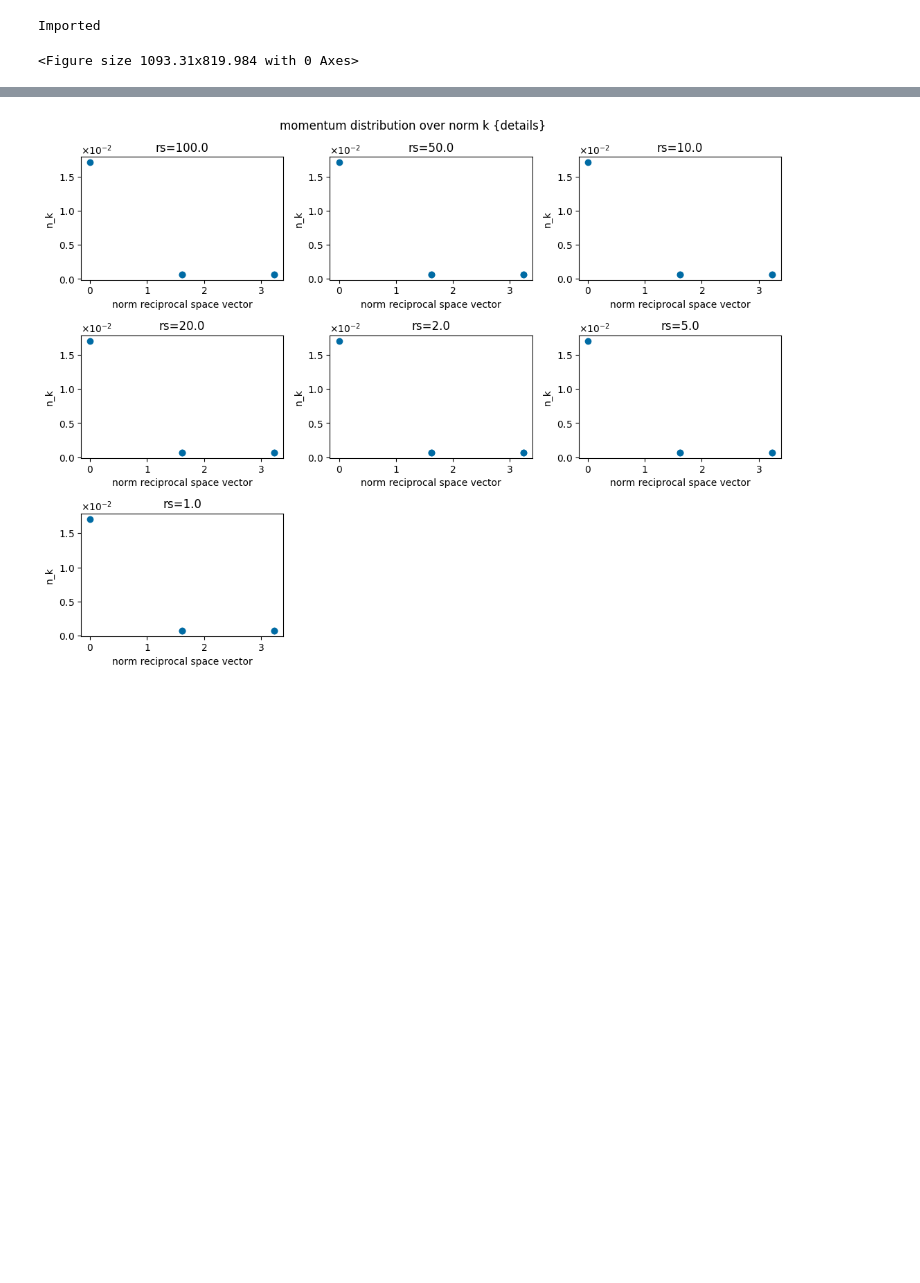
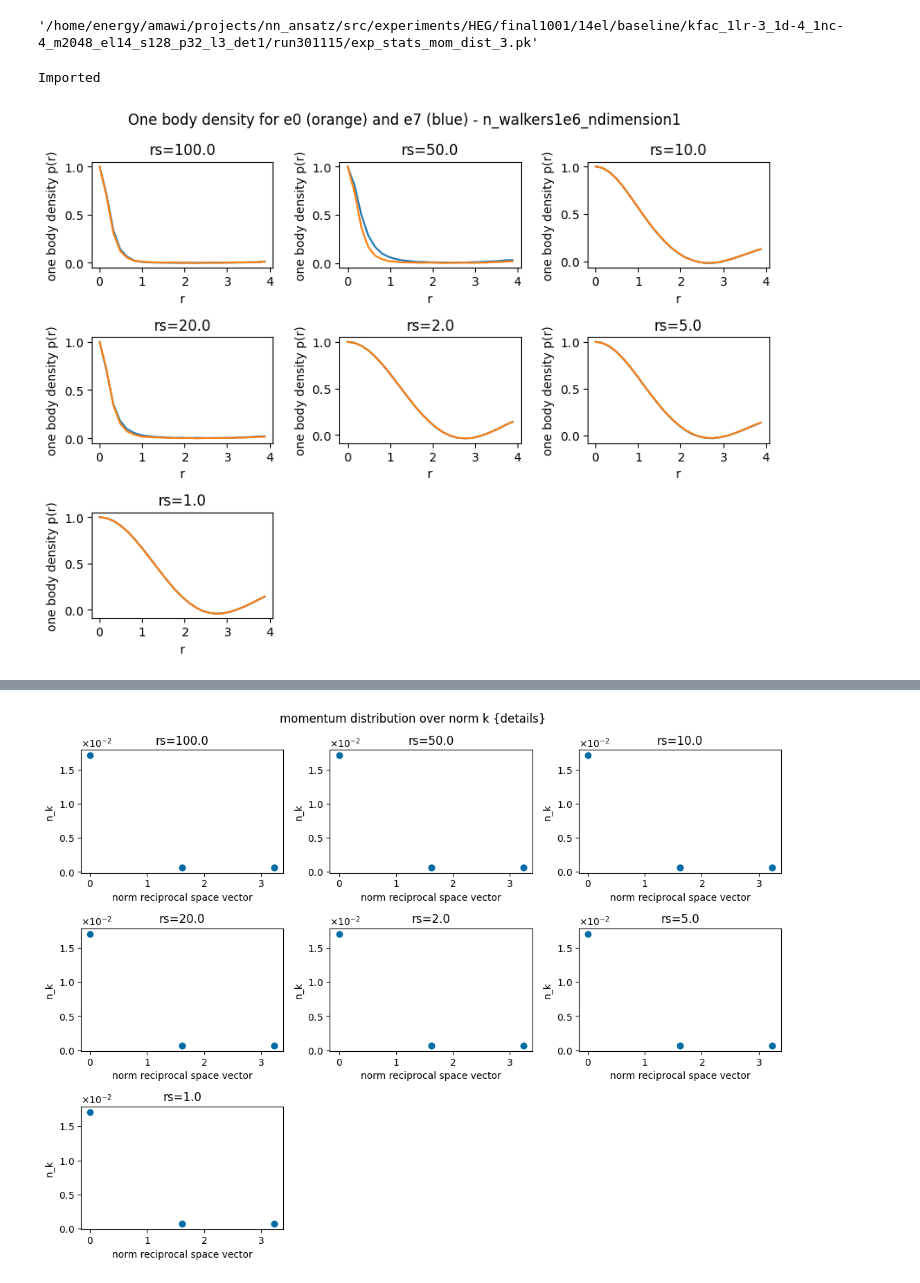
Before and after one commit to xmax1/nn_ansatz, a Jupyter notebook: src/analysis.ipynb, the cells around one changed output, grey strips where cells are left out. Cells and saved outputs as stored; diff of their text form; code cells hidden in the pictures; blank space fills up the shorter version.

```diff
--- a/src/analysis.ipynb
+++ b/src/analysis.ipynb
@@ -1,6 +79,9 @@
+# %%
+fname.__str__()
+# %% [output]
+'/home/energy/amawi/projects/nn_ansatz/src/experiments/HEG/final1001/14el/baseline/kfac_1lr-3_1d-4_1nc-4_m2048_el14_s128_p32_l3_det1/run301115/exp_stats_mom_dist_3.pk'
 # %%
 import os
-from pathlib import Path
 from utils import load_pk
 from plot import format_ax, format_fig, get_fig_size
 import matplotlib.pyplot as plt
@@ -53,57 +134,65 @@ def load_all_data(data_files):
     for path in root.iterdir():
         cfg_path = path / 'config1.pk'
         all_data[path.name] = {'cfg': load_pk(cfg_path)}
-        for data_file in data_files:
-            data_path = path / data_file
-            all_data[path.name][data_file] = load_pk(data_path)
+        for key, f in data_files.items():
+            data_path = path / f
+            all_data[path.name][key] = load_pk(data_path)
     return all_data
 
 d3 = False
 exp_names = {
-    'one_body': f'obs_pair_corr_d3{str(d3)}_nwNone',
-    'mom_dist': f'obs_pair_corr_d3{str(d3)}_nwNone',
-    'pair_corr': f'obs_pair_corr_d3{str(d3)}_nwNone'
+    'one_body': f'exp_stats_one_body_d3.pk',
+    'mom_dist': f'exp_stats_mom_dist_3.pk',
+    'pair_corr': f'exp_stats_pair_corr_d3.pk'
 }
 
-data = load_all_data(exp_names.values())
+# exp_names = {
+#     'one_body': f'exp_stats_one_body.pk',
+#     'mom_dist': f'exp_stats_mom_dist.pk',
+#     'pair_corr': f'exp_stats_pair_corr.pk'
+# }
+
+data = load_all_data(exp_names)
 # %% [output]
 Imported
 # %%
 # One body density
 plots = [['pr_x_0', 'pr_0'], ['pr_x_7', 'pr_7']]
+details = f'n_walkers1e6_ndimension1'
 
 ncols, nrows = 3, 3
 figsize = get_fig_size(ncols, nrows)
-fig, axs = plt.subplots(ncols=ncols, nrows=nrows, figsize=figsize)
+fig, axs = plt.subplots(ncols=ncols, nrows=nrows, figsize=[x*0.8 for x in figsize])
 if isinstance(axs, Iterable):
     axs = iter(axs.flatten())
 
 for _, exp in data.items():
+    d = exp['one_body']
 
     ax = next(axs)
 
     for xn, yn in plots:
 
         ax.plot(
             d[xn],
             d[yn],
             label=yn,
         )
 
     format_ax(
         ax,
         xlabel='r',
         ylabel='one body density p(r)',
         title=f'rs={exp["cfg"]["density_parameter"]}'
     )
 
 format_fig(
     fig,
     axs,
     fig_title=f'One body density for e0 (orange) and e7 (blue) - {details}',
     fig_path=ojm(f'./results/{today}', 'one_body_density.png')
 )
 
 plt.show()
 # %% [output]
-<Figure size 1093.31x819.984 with 0 Axes>
+[figure, added]
```
Also changed, not shown: parts of 5 cells of this notebook, 17 other files.
